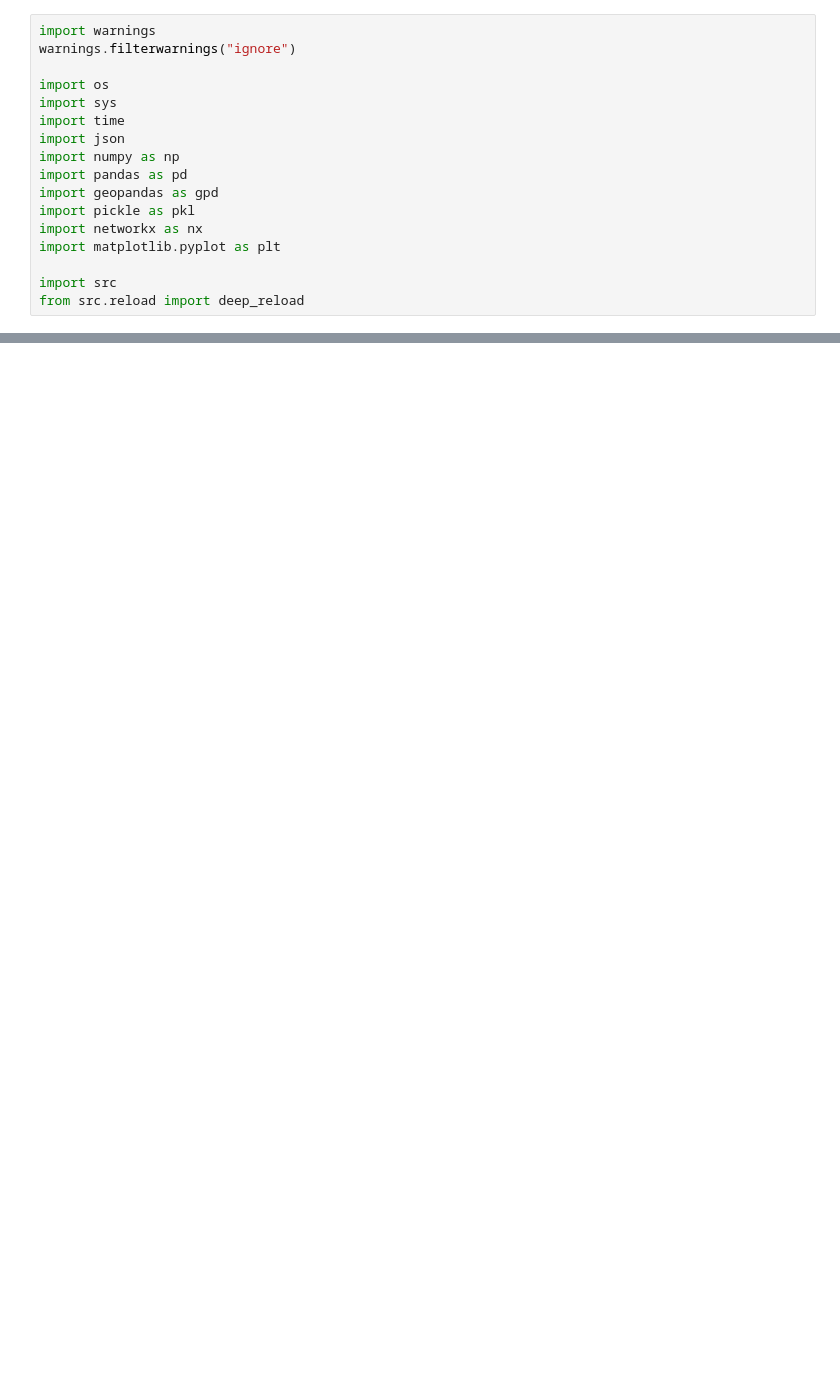
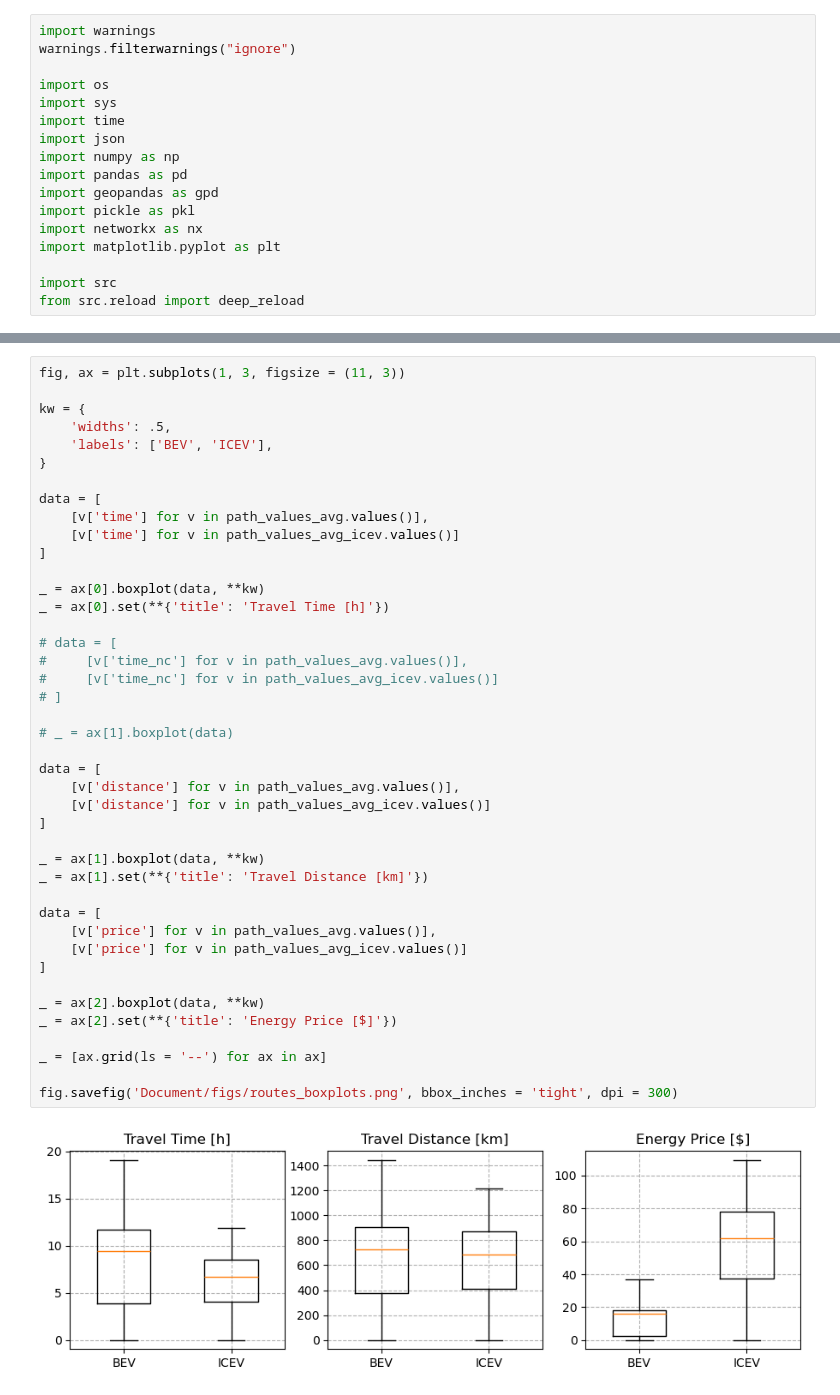
Before and after one commit to airabino/charger_network_analysis, a Jupyter notebook: Stochastic_Dijkstra.ipynb, the cells around one changed output, grey strips where cells are left out. Saved outputs shown, nothing was run; the diff lists cells and outputs as text; blank space fills up the shorter version.

```diff
--- a/Stochastic_Dijkstra.ipynb
+++ b/Stochastic_Dijkstra.ipynb
@@ -162,0 +332,44 @@ _ = ax.grid(ls = '--')
+# %%
+fig, ax = plt.subplots(1, 3, figsize = (11, 3))
+
+kw = {
+    'widths': .5,
+    'labels': ['BEV', 'ICEV'],
+}
+
+data = [
+    [v['time'] for v in path_values_avg.values()],
+    [v['time'] for v in path_values_avg_icev.values()]
+]
+
+_ = ax[0].boxplot(data, **kw)
+_ = ax[0].set(**{'title': 'Travel Time [h]'})
+
+# data = [
+#     [v['time_nc'] for v in path_values_avg.values()],
+#     [v['time_nc'] for v in path_values_avg_icev.values()]
+# ]
+
+# _ = ax[1].boxplot(data)
+
+data = [
+    [v['distance'] for v in path_values_avg.values()],
+    [v['distance'] for v in path_values_avg_icev.values()]
+]
+
+_ = ax[1].boxplot(data, **kw)
+_ = ax[1].set(**{'title': 'Travel Distance [km]'})
+
+data = [
+    [v['price'] for v in path_values_avg.values()],
+    [v['price'] for v in path_values_avg_icev.values()]
+]
+
+_ = ax[2].boxplot(data, **kw)
+_ = ax[2].set(**{'title': 'Energy Price [$]'})
+
+_ = [ax.grid(ls = '--') for ax in ax]
+
+fig.savefig('Document/figs/routes_boxplots.png', bbox_inches = 'tight', dpi = 300)
+# %% [output]
+[figure, added]
```
Also changed, not shown: parts of 8 cells of this notebook, 16 other files.
